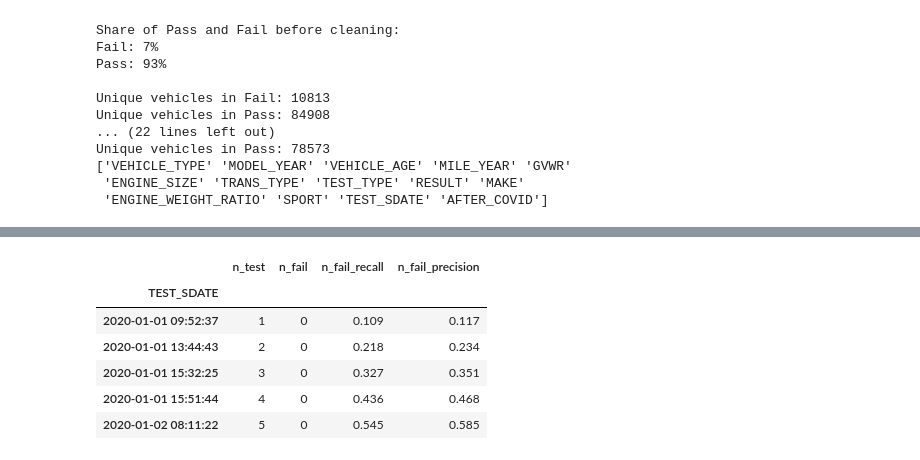
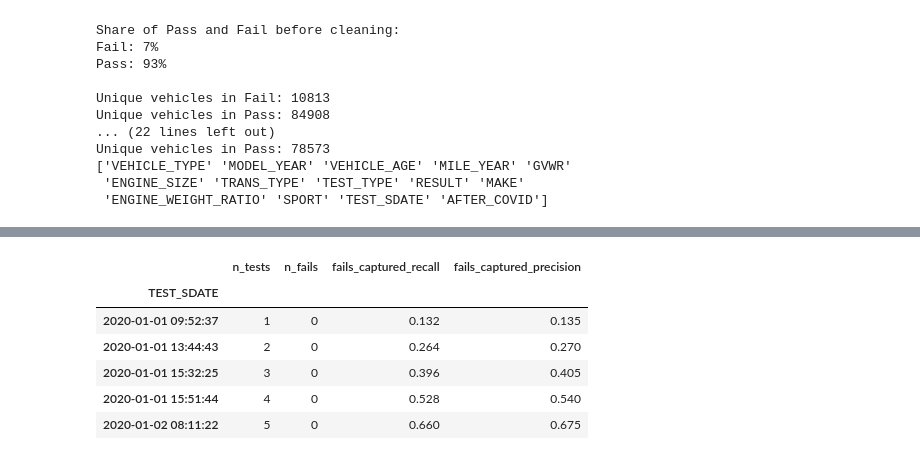
Before and after one commit to hanbo-e/wimlds_emissions, a Jupyter notebook: notebooks/project_guide_guli.ipynb, the cells around one changed output, grey strips where cells are left out. Cells and saved outputs as stored; diff of their text form; code cells hidden in the pictures.

```diff
--- a/notebooks/project_guide_guli.ipynb
+++ b/notebooks/project_guide_guli.ipynb
@@ -231,0 +243,4 @@ total_test
+# %%
+precision2 = 0.135
+predicted_fails2 = 4937 + 772
+true_fails2 = 772
@@ -232,9 +249,9 @@ total_test
 # %%
-# create cum_tests and cum_fails columns
-df = X_test[['TEST_SDATE', 'count_fail', 'count_test']].copy()
-df.set_index('TEST_SDATE', inplace=True)
-df['n_test'] = df.count_test.cumsum()
-df['n_fail'] = df.count_fail.cumsum()
-df.drop(columns=['count_test', 'count_fail'], inplace=True)
-df.head()
+# add cum_tests and cum_fails columns
+tmp = X_test[['TEST_SDATE', 'count_fail', 'count_test']].copy()
+tmp.set_index(pd.DatetimeIndex(tmp.TEST_SDATE), inplace=True)
+tmp['n_tests'] = tmp.count_test.cumsum()
+tmp['n_fails'] = tmp.count_fail.cumsum()
+tmp.drop(columns=['count_fail', 'count_test', 'TEST_SDATE'], inplace=True)
+tmp.head()
 # %% [output]
@@ -248,39 +265,52 @@ df.head()
 # %%
 # define a function to create number of fails captured along 2020 with our solution
 
-def create_n_fail(data, precision, n_fail_pred, n_fail_captured):
+def fails_captured(data, precision, predicted_fails, true_fails, total_tests, total_fails):
     """
-    takes a df with n_test and n_fail columns,
-    precision: precision score on 2020 test set
-    n_fail_pred: number of fails predicted for 2020
-    n_fail_captures: number of predicted fails that are true fails
+    params:
+    data: pandas dataframe with two columns:
+            n_tests: cumulative number of tests
+            n_fails: cumulative number of failed tests
+          and the dataframe is sorted by the index which is test dates
+    precision: precision score on test set
+    predicted_fails: number of fails predicted
+    true_fails: number of predicted failed vehicles that acutally fail the test
     returns a panda series: number of fails captured along the time
     """
     df = data.copy()
-    col = 'n_fail_cap'
+    col = 'fails_captured'
     # first test all the predicted fails
-    df[col] = df.n_test * precision
+    df[col] = df.n_tests * precision
+    # changes after finish testing predicted fails
+    tests_left = df[df.n_tests > predicted_fails].shape[0]
+    fails_left = total_fails - true_fails
+    avg_fail_per_test = fails_left/tests_left
+    df.loc[df.n_tests > predicted_fails, col] = true_fails +\
+        (df[df.n_tests > predicted_fails]['n_tests'] - predicted_fails)*avg_fail_per_test
 
-    # changes after finish testing predicted fails
-    tests_left = df[df.n_test > n_fail_pred].shape[0]
-    fails_left = n_fail_2020 - n_fail_captured
-    avg_fail_per_test = fails_left/tests_left
-    df.loc[df.n_test > n_fail_pred, col] = \
-        n_fail_captured + (df[df.n_test > n_fail_pred]['n_test'] - n_fail_pred)*avg_fail_per_test
-
-    # changes after capturing all the true fails
-    df.loc[df[col] > n_fail_2020, col] = n_fail_2020
     return df[col]
 
-df['n_fail_recall'] = create_n_fail(df, precision1, n_fail_pred1, n_fail_captured1)
-df['n_fail_precision'] = create_n_fail(df, precision2, n_fail_pred2, n_fail_captured2)
-df.head()
+tmp['fails_captured_recall'] = fails_captured(tmp,
+                                              precision1,
+                                              predicted_fails1,
+                                              true_fails1,
+                                              total_tests_2020,
+                                              total_fails_2020
+                                             )
+tmp['fails_captured_precision'] = fails_captured(tmp,
+                                                 precision2,
+                                                 predicted_fails2,
+                                                 true_fails2,
+                                                 total_tests_2020,
+                                                 total_fails_2020
+                                                )
+tmp.head()
 # %% [output]
-|  | n_test | n_fail | n_fail_recall | n_fail_precision |
+|  | n_tests | n_fails | fails_captured_recall | fails_captured_precision |
 | TEST_SDATE |  |  |  |  |
-| 2020-01-01 09:52:37 | 1 | 0 | 0.109 | 0.117 |
-| 2020-01-01 13:44:43 | 2 | 0 | 0.218 | 0.234 |
-| 2020-01-01 15:32:25 | 3 | 0 | 0.327 | 0.351 |
-| 2020-01-01 15:51:44 | 4 | 0 | 0.436 | 0.468 |
-| 2020-01-02 08:11:22 | 5 | 0 | 0.545 | 0.585 |
+| 2020-01-01 09:52:37 | 1 | 0 | 0.132 | 0.135 |
+| 2020-01-01 13:44:43 | 2 | 0 | 0.264 | 0.270 |
+| 2020-01-01 15:32:25 | 3 | 0 | 0.396 | 0.405 |
+| 2020-01-01 15:51:44 | 4 | 0 | 0.528 | 0.540 |
+| 2020-01-02 08:11:22 | 5 | 0 | 0.660 | 0.675 |
 # %%
```
Also changed, not shown: parts of 50 cells of this notebook.
